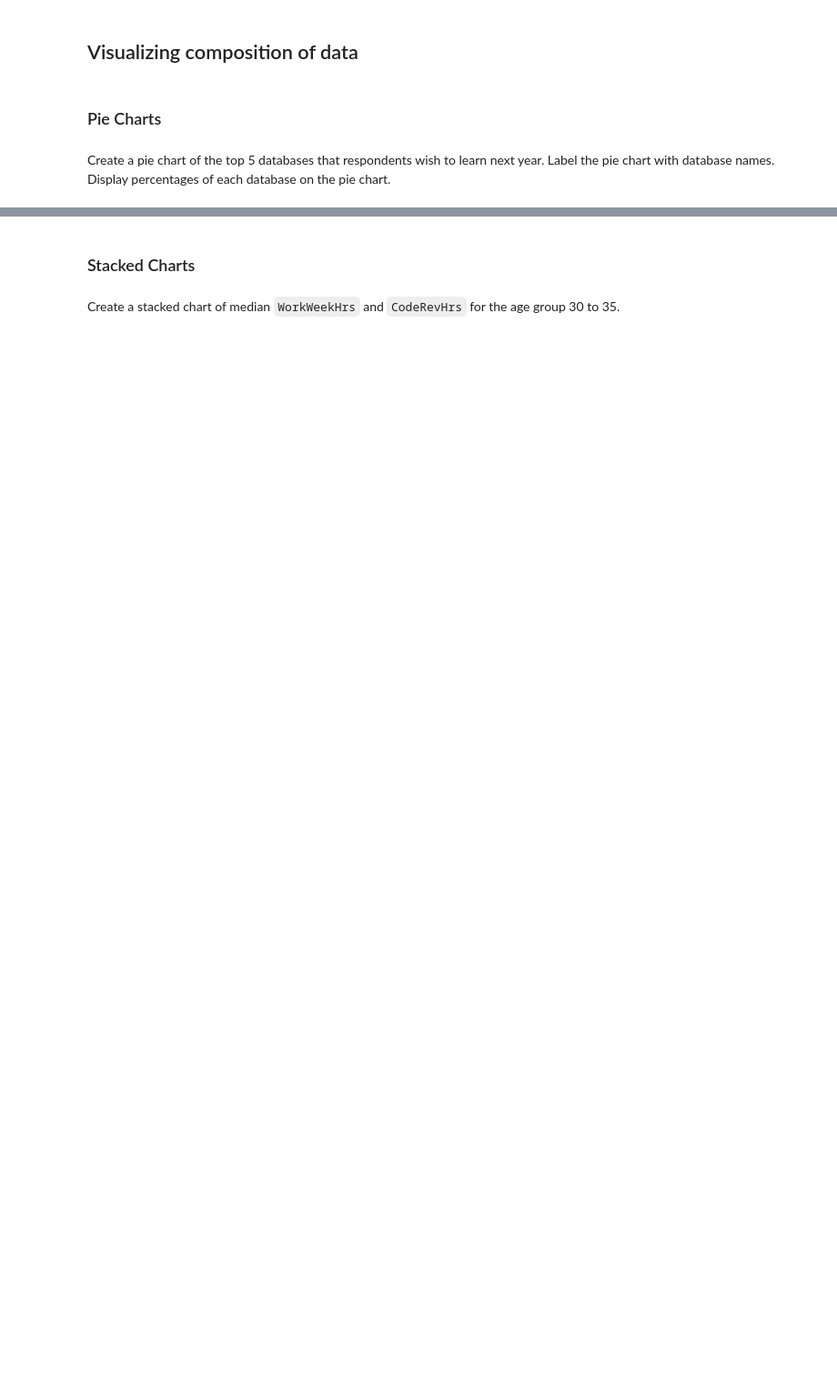
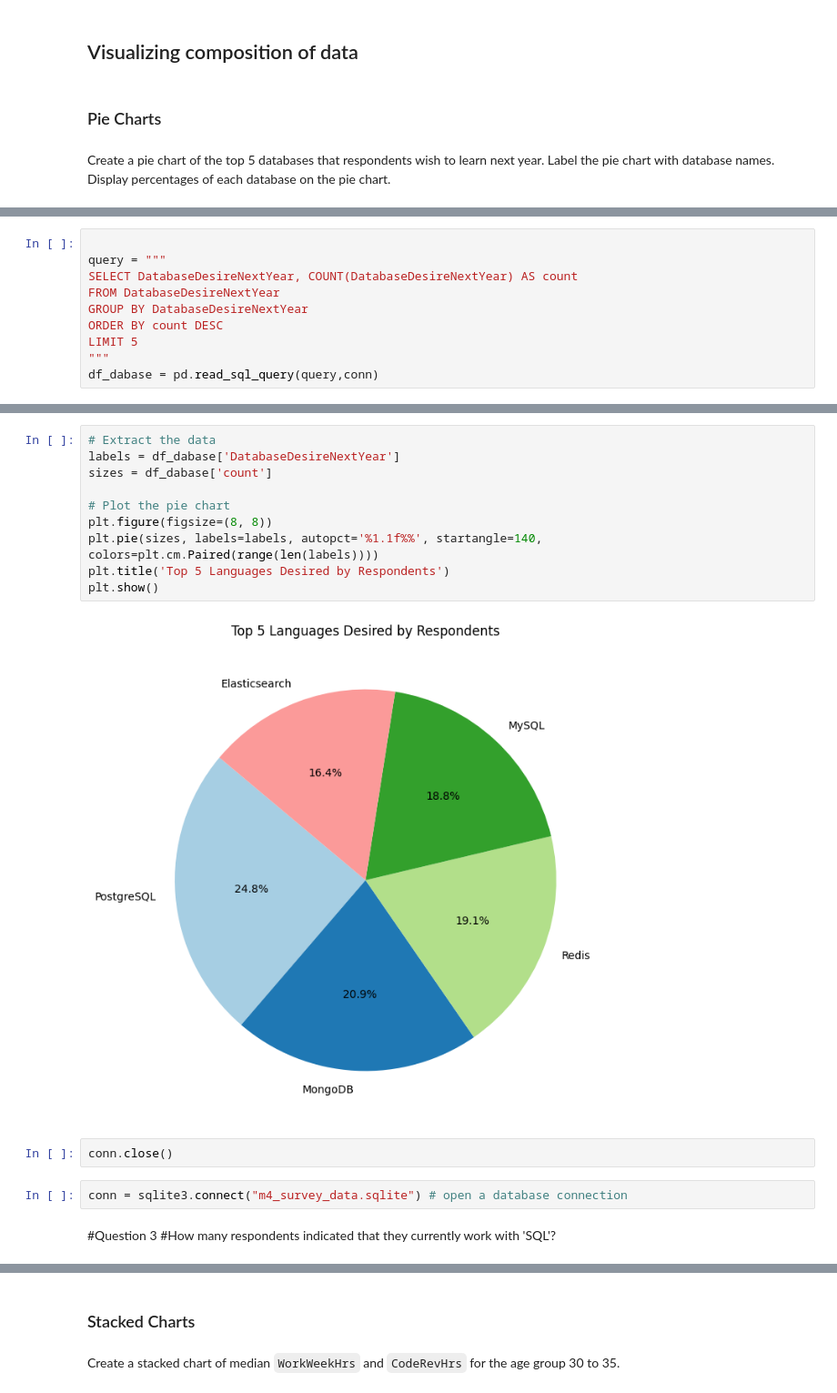
Before and after one commit to Majeedraheem/Final_Project-, a Jupyter notebook: module 4/M4DataVisualization-lab.ipynb, the cells around one changed output, grey strips where cells are left out. Shown at 91% size. Cells and saved outputs as stored; diff of their text form; blank space fills up the shorter version.

```diff
--- a/module 4/M4DataVisualization-lab.ipynb
+++ b/module 4/M4DataVisualization-lab.ipynb
@@ -390,0 +247,10 @@ plt.show()
+# %%
+
+query = """
+SELECT DatabaseDesireNextYear, COUNT(DatabaseDesireNextYear) AS count
+FROM DatabaseDesireNextYear
+GROUP BY DatabaseDesireNextYear
+ORDER BY count DESC
+LIMIT 5
+"""
+df_dabase = pd.read_sql_query(query,conn)
@@ -390,0 +266,19 @@ plt.show()
+# %%
+# Extract the data
+labels = df_dabase['DatabaseDesireNextYear']
+sizes = df_dabase['count']
+
+# Plot the pie chart
+plt.figure(figsize=(8, 8))
+plt.pie(sizes, labels=labels, autopct='%1.1f%%', startangle=140, colors=plt.cm.Paired(range(len(labels))))
+plt.title('Top 5 Languages Desired by Respondents')
+plt.show()
+# %% [output]
+[figure, added]
+# %%
+conn.close()
+# %%
+conn = sqlite3.connect("m4_survey_data.sqlite") # open a database connection
+# %% [markdown]
+#Question 3
+#How many respondents indicated that they currently work with 'SQL'?
```
Also changed, not shown: parts of 72 cells of this notebook, 5 other files.
